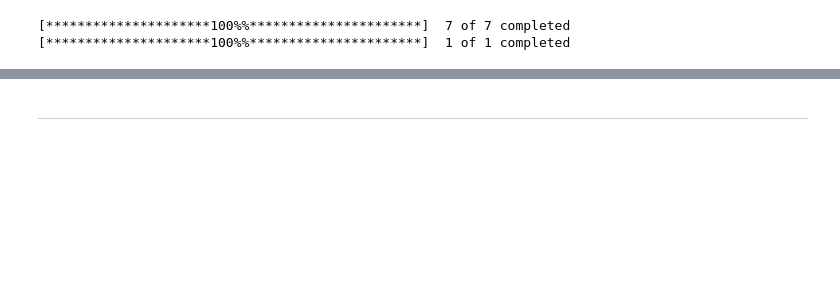
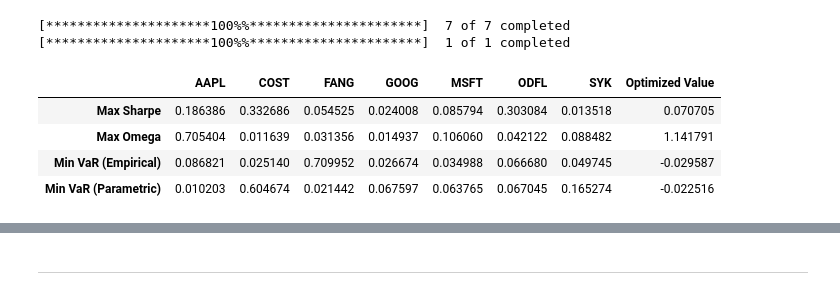
Before and after one commit to Luis1Soto/Asset_Allocation, a Jupyter notebook: asset_allocation.ipynb, the cells around one changed output, grey strips where cells are left out. Drawn from its saved outputs; the diff is of its cells as text; code cells hidden in the pictures; blank space fills up the shorter version.

```diff
--- a/asset_allocation.ipynb
+++ b/asset_allocation.ipynb
@@ -17,6 +17,16 @@ rf = .065
 
 asset_prices, benchmark_prices = downloader.download_data(start_date= start_date, end_date= end_date,
                                                           assets= assets, benchmark=benchmark)
+
+Asset_allocator = AssetAllocation(asset_prices = asset_prices,benchmark_prices = benchmark_prices, rf=rf)
 # %% [output]
 [*********************100%%**********************]  7 of 7 completed
 [*********************100%%**********************]  1 of 1 completed
+# %%
+Asset_allocator.run_MC_optimizations()
+# %% [output]
+|  | AAPL | COST | FANG | GOOG | MSFT | ODFL | SYK | Optimized Value |
+| Max Sharpe | 0.186386 | 0.332686 | 0.054525 | 0.024008 | 0.085794 | 0.303084 | 0.013518 | 0.070705 |
+| Max Omega | 0.705404 | 0.011639 | 0.031356 | 0.014937 | 0.106060 | 0.042122 | 0.088482 | 1.141791 |
+| Min VaR (Empirical) | 0.086821 | 0.025140 | 0.709952 | 0.026674 | 0.034988 | 0.066680 | 0.049745 | -0.029587 |
+| Min VaR (Parametric) | 0.010203 | 0.604674 | 0.021442 | 0.067597 | 0.063765 | 0.067045 | 0.165274 | -0.022516 |
```
Also changed, not shown: parts of 5 cells of this notebook, 1 other file.
